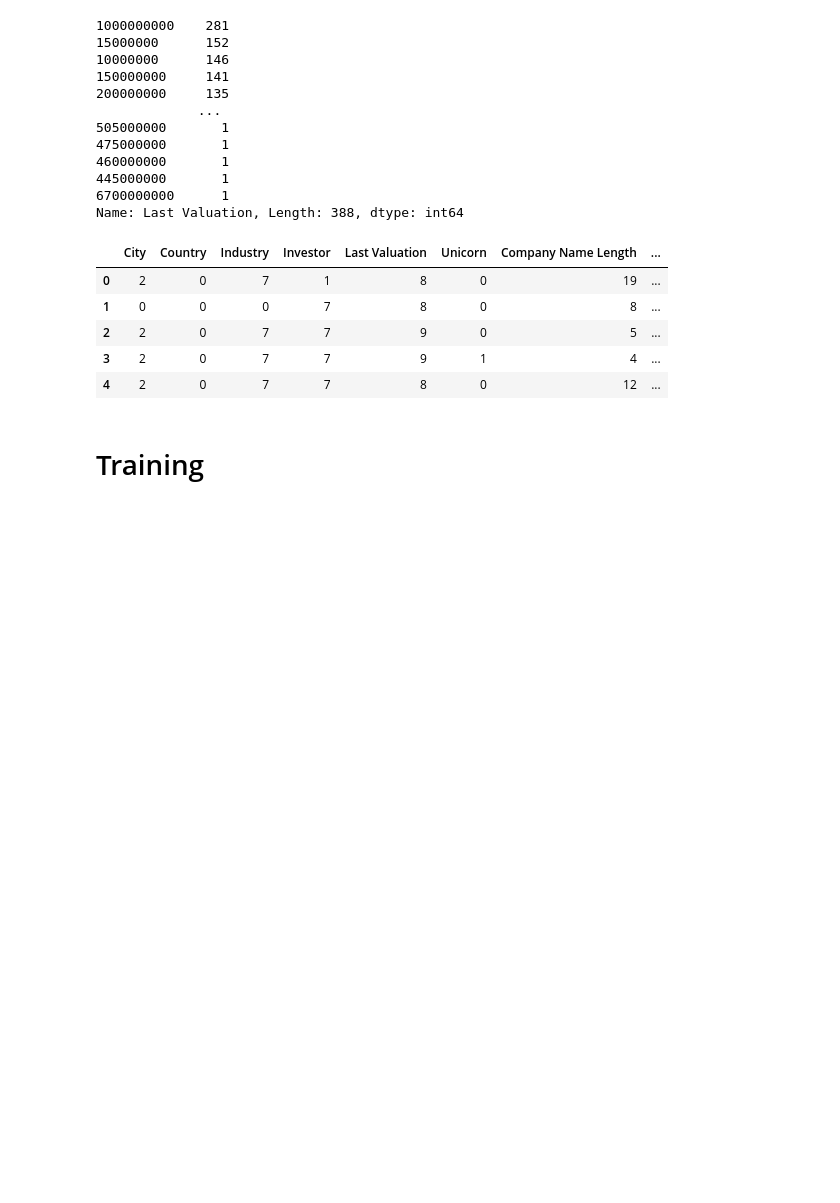
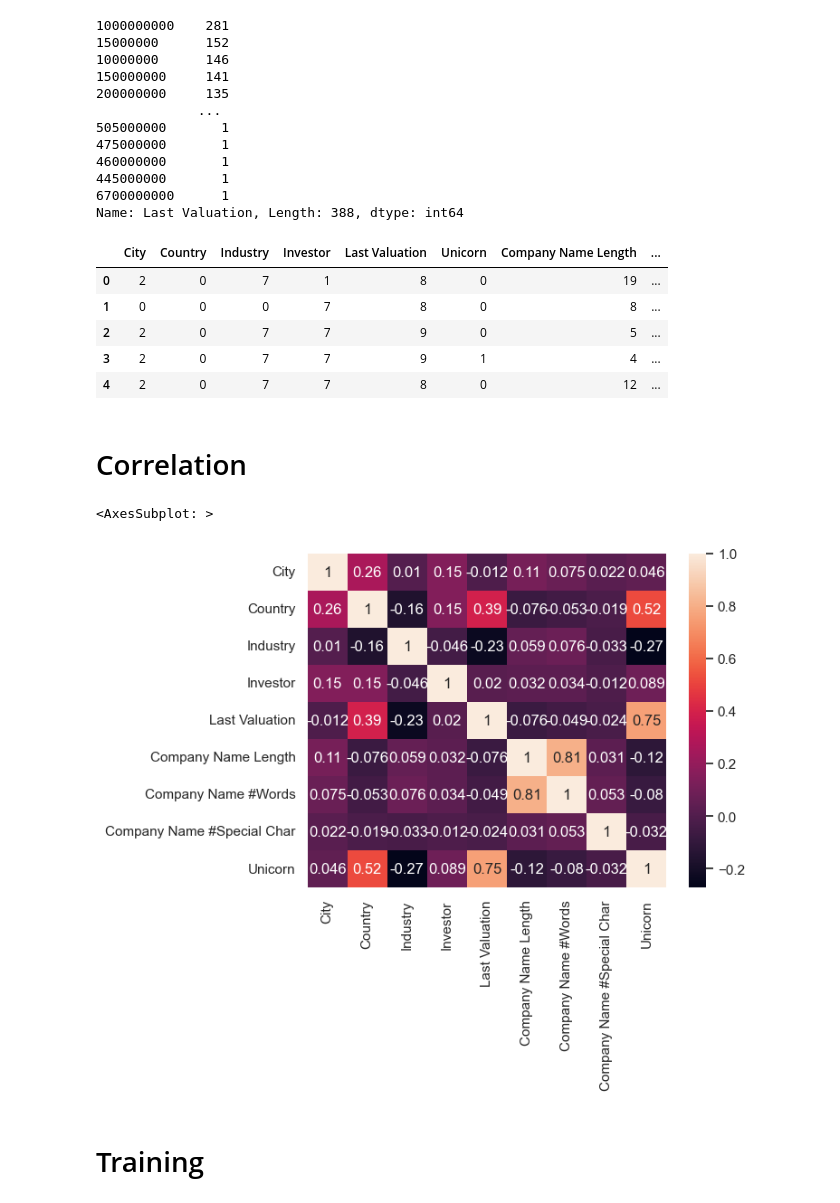
Before and after one commit to hermeschen1116/project-unicorn, a Jupyter notebook: NT-D/main.ipynb, the cells around one changed output. Saved outputs shown, nothing was run; the diff lists cells and outputs as text; code cells hidden in the pictures; blank space fills up the shorter version.

Commit message:
finish data analysis

```diff
--- a/NT-D/main.ipynb
+++ b/NT-D/main.ipynb
@@ -259,6 +264,17 @@ data_set.head()
 | 2 | 2 | 0 | 7 | 7 | 9 | 0 | 5 | ... |
 | 3 | 2 | 0 | 7 | 7 | 9 | 1 | 4 | ... |
 | 4 | 2 | 0 | 7 | 7 | 8 | 0 | 12 | ... |
+# %% [markdown]
+# Correlation
+# %%
+data_scaler = preprocessing.MinMaxScaler(feature_range=(0, 1))
+scaled_data = pd.DataFrame(data_scaler.fit_transform(data_set.drop('Unicorn', axis=1)), columns=data_set.drop('Unicorn', axis=1).columns)
+scaled_data['Unicorn'] = data_set['Unicorn']
+# %%
+sb.heatmap(scaled_data.corr(), annot=True)
+# %% [output]
+<AxesSubplot: >
+[figure, added]
 # %% [markdown]
 # Training
 # %%
```
Also changed, not shown: parts of 2 cells of this notebook.
